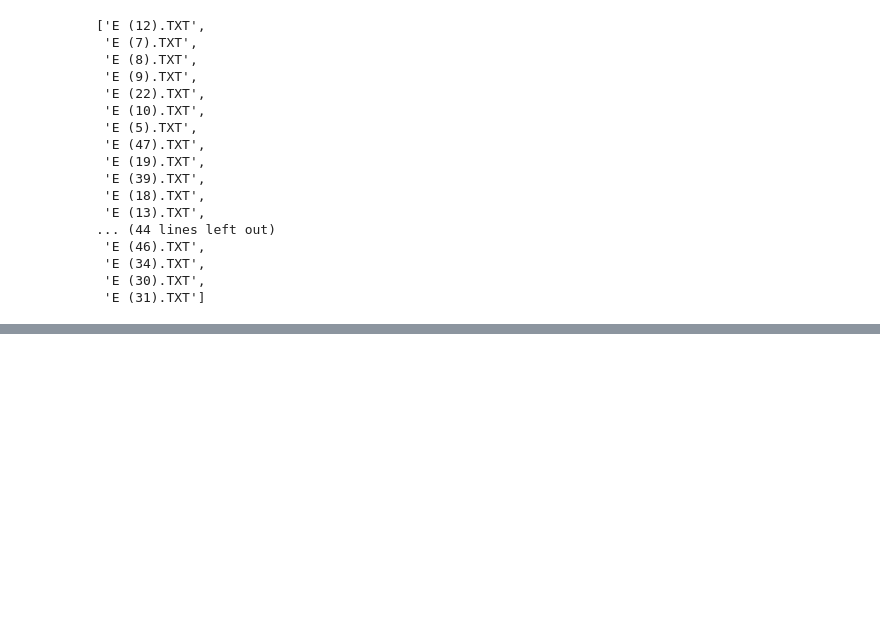
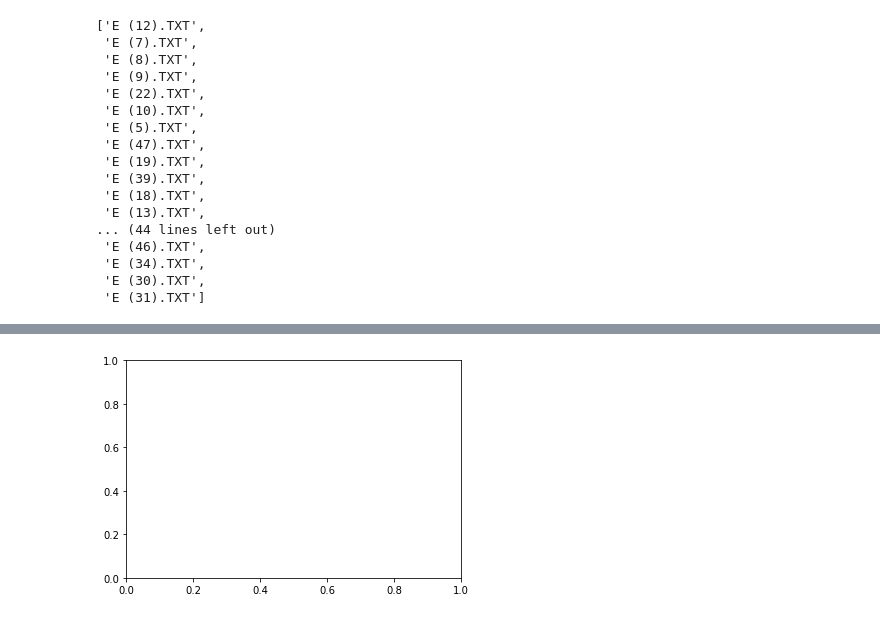
Before and after one commit to DerZ115/Raman-qc, a Jupyter notebook: Spectra_qc_4S.ipynb, the cells around one changed output, grey strips where cells are left out. Cells and saved outputs as stored; diff of their text form; code cells hidden in the pictures; blank space fills up the shorter version.

```diff
--- a/Spectra_qc_4S.ipynb
+++ b/Spectra_qc_4S.ipynb
@@ -495,0 +496,5 @@ numpy.ndarray
+# %%
+fig, ax = plt.subplots()
+ax.set_yl
+# %% [output]
+[figure, added]
```
Also changed, not shown: parts of 5 cells of this notebook, 1 other file.
